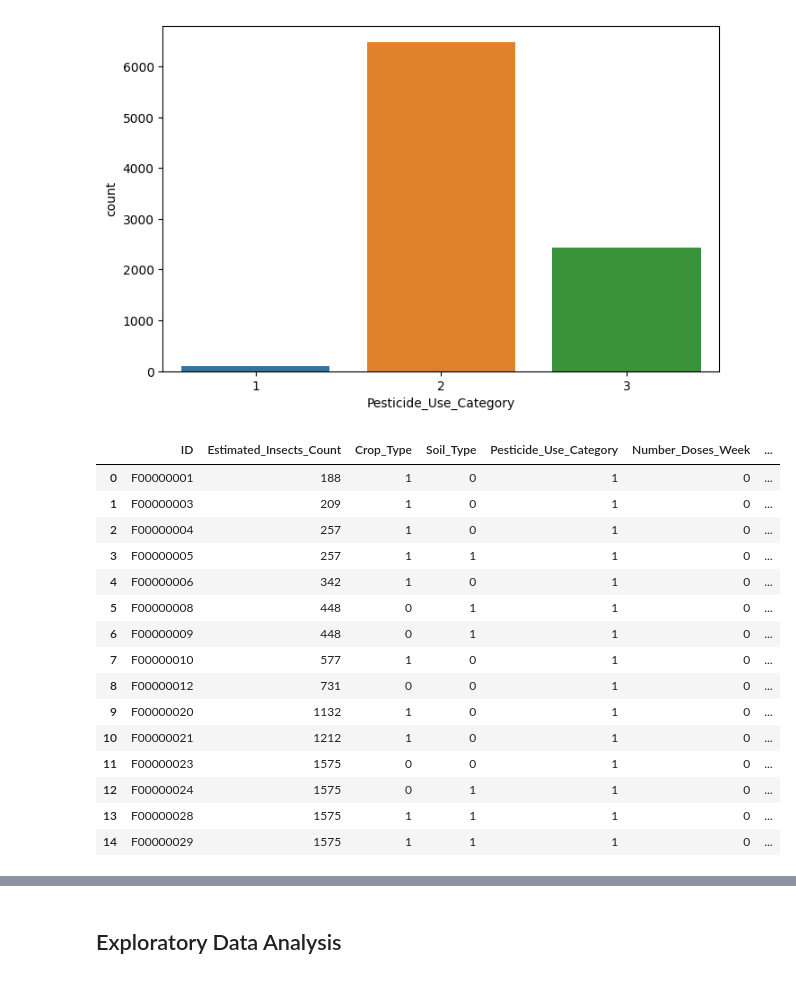
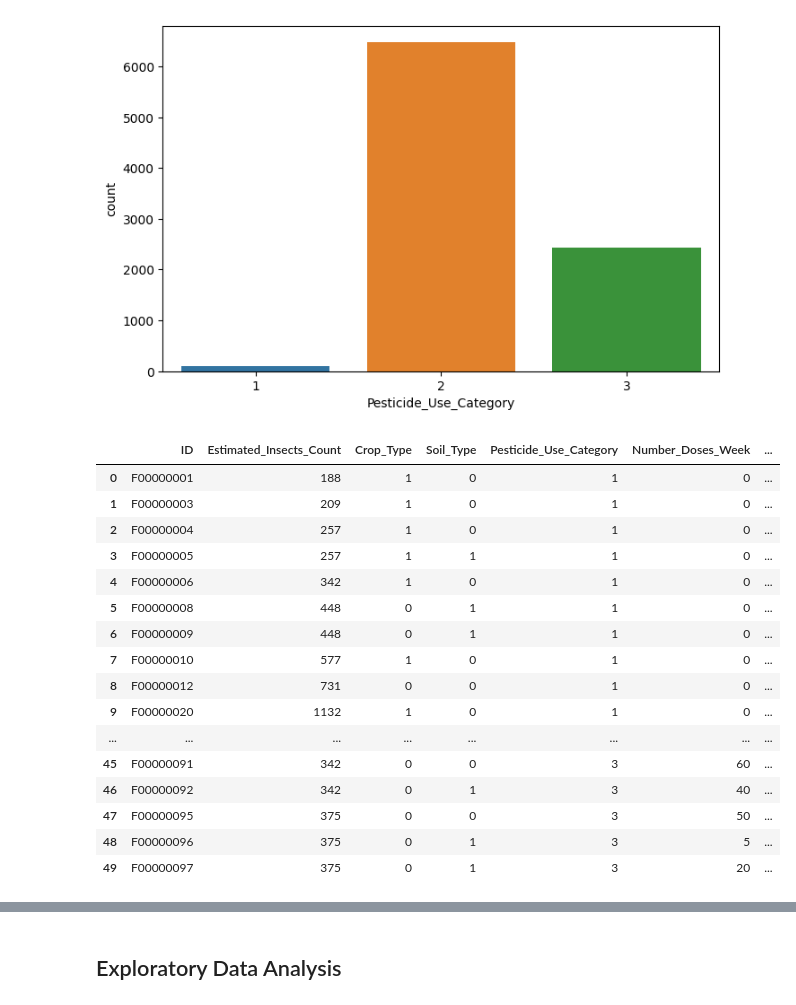
Before and after one commit to GEMCorp/CropDamage-Prediction, a Jupyter notebook: AAKTP.ipynb, the cells around one changed output, grey strips where cells are left out. Cells and saved outputs as stored; diff of their text form; code cells hidden in the pictures.

```diff
--- a/AAKTP.ipynb
+++ b/AAKTP.ipynb
@@ -167,24 +280,25 @@ def fill_nan(row):
 # Apply the function to the column
 train_dataframe['Number_Weeks_Used'] = train_dataframe.apply(fill_nan, axis=1) # same as train_dataframe['Number_Weeks_Used'].apply(lambda x: fill_nan(x))
 # %%
-train_dataframe.head(15) # inspect after filling of NaN values
+train_dataframe.head(50) # inspect after filling of NaN values
 # %% [output]
 |  | ID | Estimated_Insects_Count | Crop_Type | Soil_Type | Pesticide_Use_Category | Number_Doses_Week | ... |
 | 0 | F00000001 | 188 | 1 | 0 | 1 | 0 | ... |
 | 1 | F00000003 | 209 | 1 | 0 | 1 | 0 | ... |
 | 2 | F00000004 | 257 | 1 | 0 | 1 | 0 | ... |
 | 3 | F00000005 | 257 | 1 | 1 | 1 | 0 | ... |
 | 4 | F00000006 | 342 | 1 | 0 | 1 | 0 | ... |
 | 5 | F00000008 | 448 | 0 | 1 | 1 | 0 | ... |
 | 6 | F00000009 | 448 | 0 | 1 | 1 | 0 | ... |
 | 7 | F00000010 | 577 | 1 | 0 | 1 | 0 | ... |
 | 8 | F00000012 | 731 | 0 | 0 | 1 | 0 | ... |
 | 9 | F00000020 | 1132 | 1 | 0 | 1 | 0 | ... |
-| 10 | F00000021 | 1212 | 1 | 0 | 1 | 0 | ... |
-| 11 | F00000023 | 1575 | 0 | 0 | 1 | 0 | ... |
-| 12 | F00000024 | 1575 | 0 | 1 | 1 | 0 | ... |
-| 13 | F00000028 | 1575 | 1 | 1 | 1 | 0 | ... |
-| 14 | F00000029 | 1575 | 1 | 1 | 1 | 0 | ... |
+| ... | ... | ... | ... | ... | ... | ... | ... |
+| 45 | F00000091 | 342 | 0 | 0 | 3 | 60 | ... |
+| 46 | F00000092 | 342 | 0 | 1 | 3 | 40 | ... |
+| 47 | F00000095 | 375 | 0 | 0 | 3 | 50 | ... |
+| 48 | F00000096 | 375 | 0 | 1 | 3 | 5 | ... |
+| 49 | F00000097 | 375 | 0 | 1 | 3 | 20 | ... |
 # %%
 #drop ID too : no information content, can lead to overfitting (rand), dimentionality reduction and model efficiency
 train_dataframe.drop('ID', axis=1, inplace=True)
```
Also changed, not shown: parts of 39 cells of this notebook.
